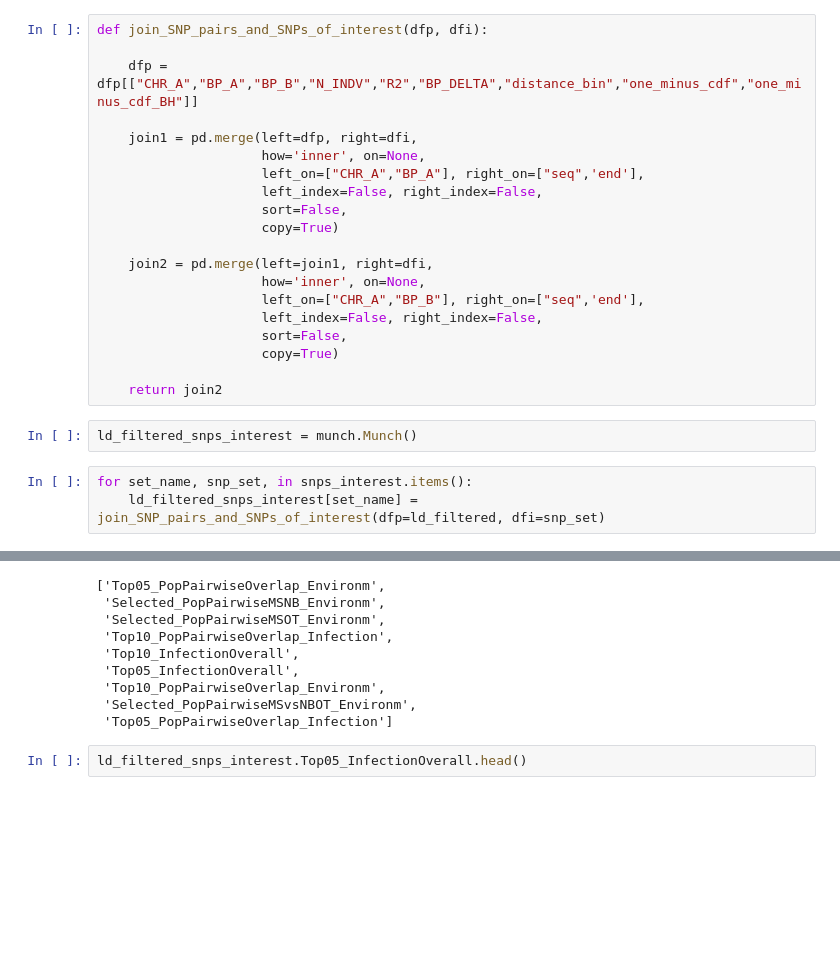
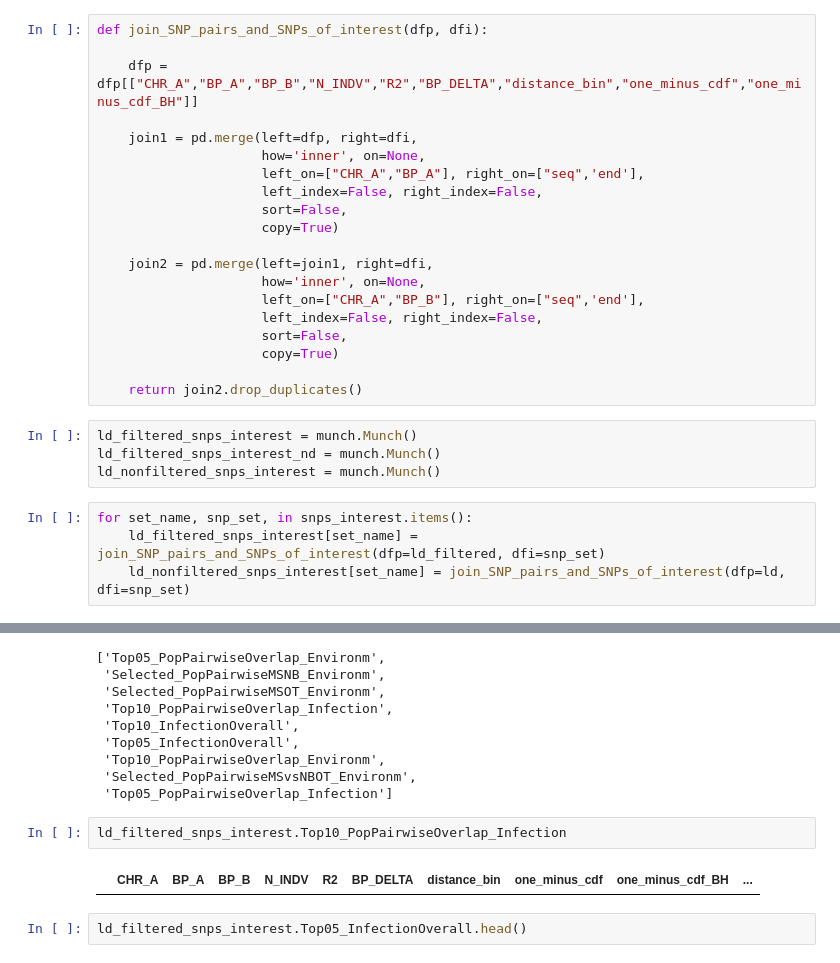
Before and after one commit to xguse/ipy_notebooks, a Jupyter notebook: YALE/ddrad58/2015-06-04_LD_ploting_THREE_pops_NO_KG.ipynb, the cells around one changed output, grey strips where cells are left out. Drawn from its saved outputs; the diff is of its cells as text; blank space fills up the shorter version.

```diff
--- a/YALE/ddrad58/2015-06-04_LD_ploting_THREE_pops_NO_KG.ipynb
+++ b/YALE/ddrad58/2015-06-04_LD_ploting_THREE_pops_NO_KG.ipynb
@@ -665,9 +650,12 @@ def join_SNP_pairs_and_SNPs_of_interest(dfp, dfi):
                      sort=False,
                      copy=True)
 
-    return join2
+    return join2.drop_duplicates()
 # %%
 ld_filtered_snps_interest = munch.Munch()
+ld_filtered_snps_interest_nd = munch.Munch()
+ld_nonfiltered_snps_interest = munch.Munch()
 # %%
 for set_name, snp_set, in snps_interest.items():
     ld_filtered_snps_interest[set_name] = join_SNP_pairs_and_SNPs_of_interest(dfp=ld_filtered, dfi=snp_set)
+    ld_nonfiltered_snps_interest[set_name] = join_SNP_pairs_and_SNPs_of_interest(dfp=ld, dfi=snp_set)
@@ -687,6 +691,10 @@ ld_filtered_snps_interest.keys()
  'Top10_PopPairwiseOverlap_Environm',
  'Selected_PopPairwiseMSvsNBOT_Environm',
  'Top05_PopPairwiseOverlap_Infection']
+# %%
+ld_filtered_snps_interest.Top10_PopPairwiseOverlap_Infection
+# %% [output]
+|  | CHR_A | BP_A | BP_B | N_INDV | R2 | BP_DELTA | distance_bin | one_minus_cdf | one_minus_cdf_BH | ... |
 # %%
 ld_filtered_snps_interest.Top05_InfectionOverall.head()
 # %% [output]
```
Also changed, not shown: parts of 44 cells of this notebook, 6 other files.
